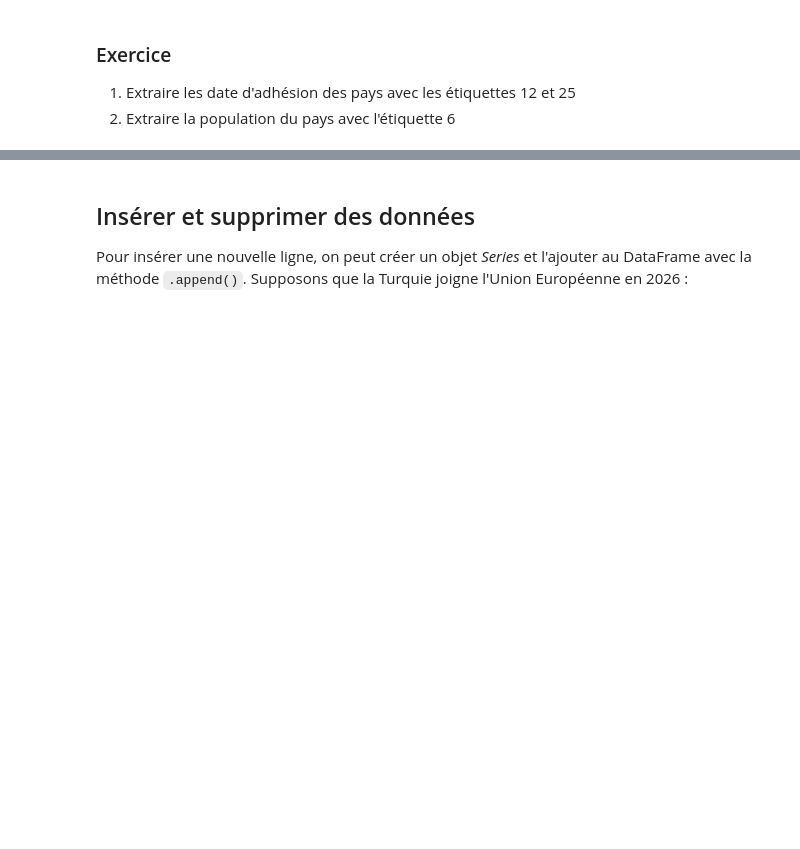
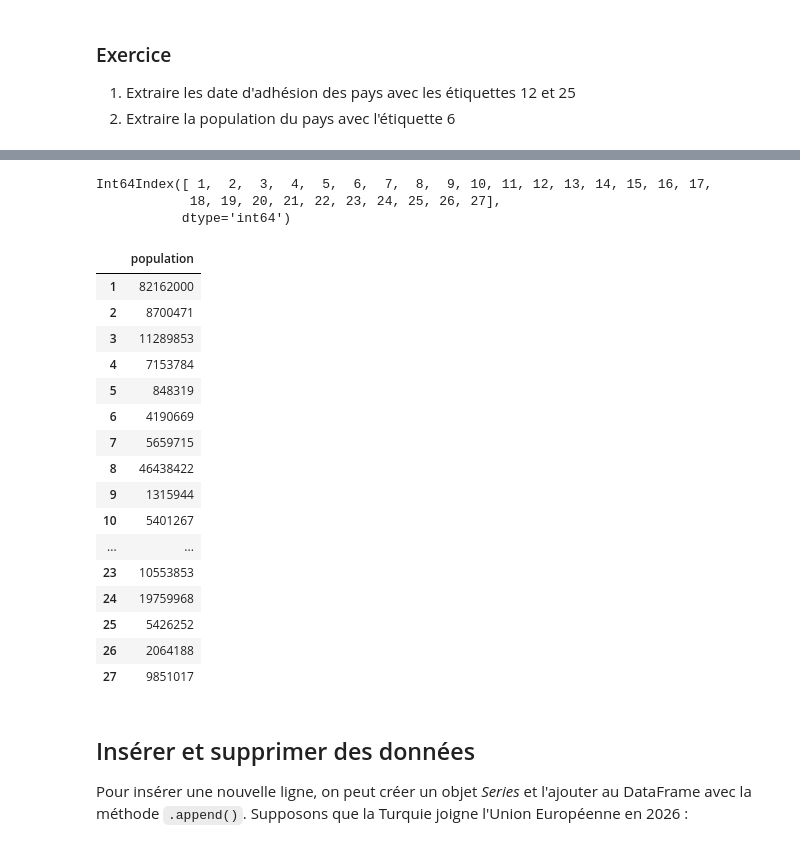
Before and after one commit to kmiloarguello/physique-numerique, a Jupyter notebook: etu-02-demarche-de-modelisation/etu-01-dictionnaires-pandas.ipynb, the cells around one changed output, grey strips where cells are left out. Cells and saved outputs as stored; diff of their text form; code cells hidden in the pictures; blank space fills up the shorter version.

```diff
--- a/etu-02-demarche-de-modelisation/etu-01-dictionnaires-pandas.ipynb
+++ b/etu-02-demarche-de-modelisation/etu-01-dictionnaires-pandas.ipynb
@@ -290,3 +429,29 @@ print(df_europe.iat[22, 0])
+# %%
+print(df_europe.index)
+# %% [output]
+Int64Index([ 1,  2,  3,  4,  5,  6,  7,  8,  9, 10, 11, 12, 13, 14, 15, 16, 17,
+            18, 19, 20, 21, 22, 23, 24, 25, 26, 27],
+           dtype='int64')
+# %%
+df_europe.iloc[:, [2]]
+# %% [output]
+|  | population |
+| 1 | 82162000 |
+| 2 | 8700471 |
+| 3 | 11289853 |
+| 4 | 7153784 |
+| 5 | 848319 |
+| 6 | 4190669 |
+| 7 | 5659715 |
+| 8 | 46438422 |
+| 9 | 1315944 |
+| 10 | 5401267 |
+| ... | ... |
+| 23 | 10553853 |
+| 24 | 19759968 |
+| 25 | 5426252 |
+| 26 | 2064188 |
+| 27 | 9851017 |
 # %% [markdown]
 ## Insérer et supprimer des données
 
```
Also changed, not shown: parts of 25 cells of this notebook, 1 other file.
